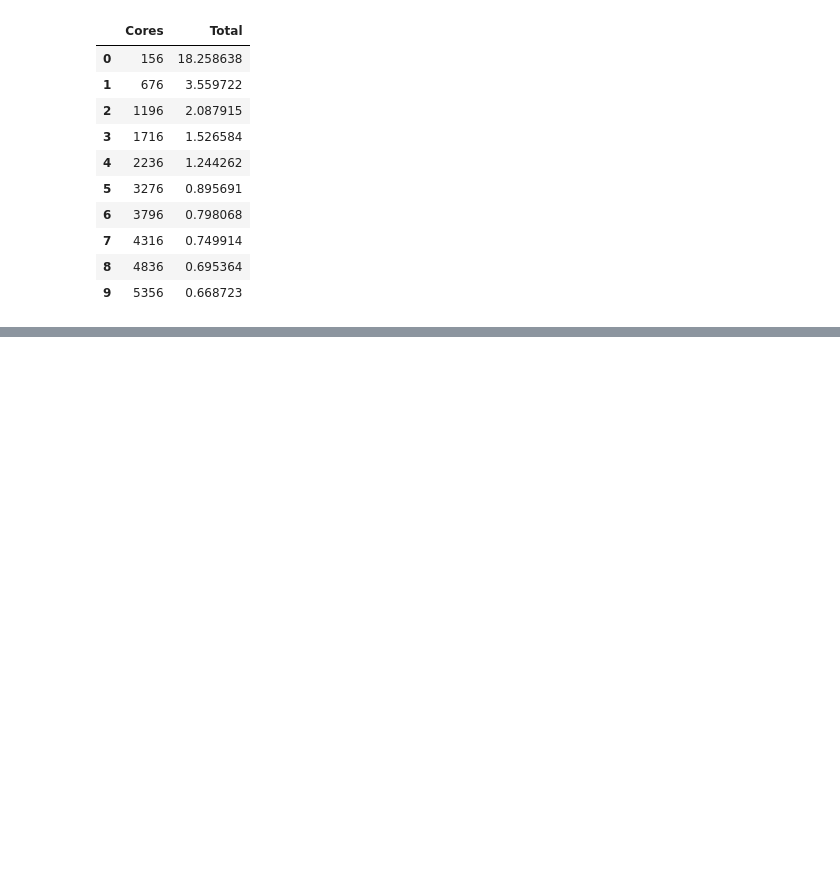
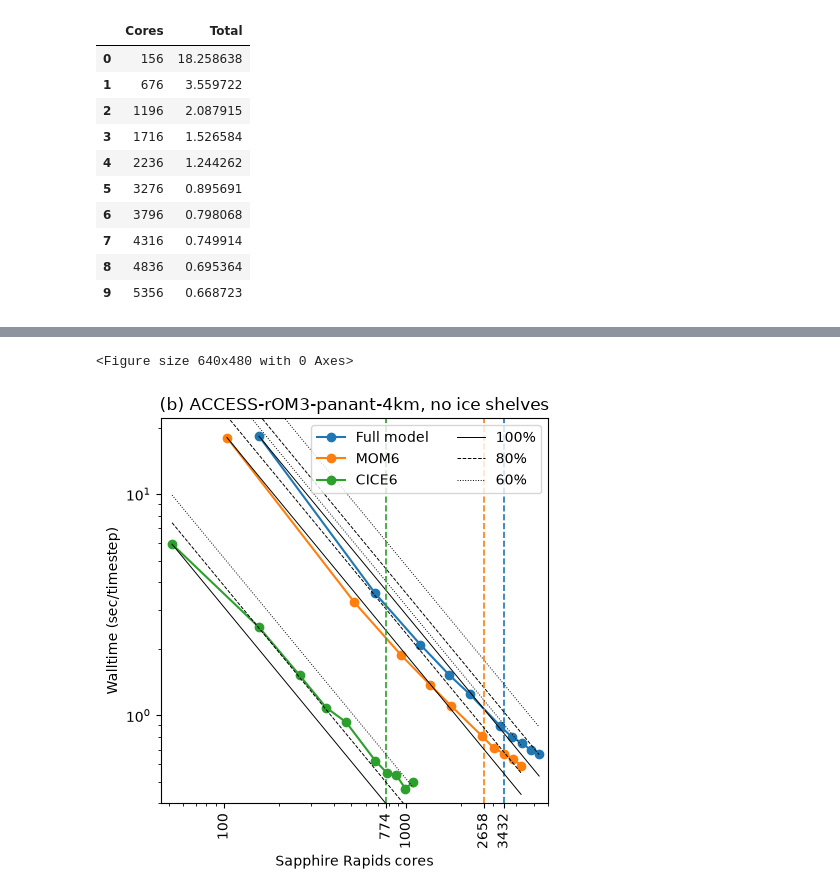
Before and after one commit to aekiss/NCMAS, a Jupyter notebook: Scaling.ipynb, the cells around one changed output, grey strips where cells are left out. Drawn from its saved outputs; the diff is of its cells as text; code cells hidden in the pictures; blank space fills up the shorter version.

```diff
--- a/Scaling.ipynb
+++ b/Scaling.ipynb
@@ -308,0 +316,52 @@ plt.savefig('scaling_ACCESS-rOM3-panant-4km.png', dpi=200, bbox_inches='tight')
+# %%
+plt.figure()
+# fig, ax = plt.subplots(figsize=(6, 7.5))
+fig, ax = plt.subplots(figsize=(5,5))
+
+# efficiencies = {100: '-', 90: '--', 80: ':', 60: '-.'}
+efficiencies = {100: '-', 80: '--', 60: ':'}
+d = pa_total.dropna()
+p = plt.loglog(d.set_index('Cores'),
+         marker='o', label='Full model')
+extraticks = list()
+extraticks.append(3432)
+plt.axvline(extraticks[-1], color=p[-1].get_color(),
+           linestyle='--', linewidth=1.2)
+for i, (eff, linestyle) in enumerate(efficiencies.items()):
+    plt.loglog(d.iloc[:,0],
+               d.iloc[0,1]*d.iloc[0,0]/(eff*d.iloc[:,0]/100),
+               color='k',#p[-1].get_color(),
+               linestyle=linestyle, linewidth=0.7,
+              )
+
+cols = {'MOM6': 2658, 'CICE6': 774} #, 'Coupler': 774}
+for n, v in cols.items():
+    d = pa_data.loc[:, ['Cores', n]].dropna()
+    p = plt.loglog(d.set_index(names[0]),
+             marker='o', label=n)
+    if n in ['MOM6', 'CICE6']:
+        plt.axvline(v, color=p[-1].get_color(),
+                   linestyle='--', linewidth=1.2)
+        extraticks.append(v)
+    for i, (eff, linestyle) in enumerate(efficiencies.items()):
+        plt.loglog(d.iloc[:,0],
+                   d.iloc[0,1]*d.iloc[0,0]/(eff*d.iloc[:,0]/100),
+                   color='k',#p[-1].get_color(),
+                   # color='C1' if n == 'MOM6' else 'C2',
+                   linestyle=linestyle, linewidth=0.7,
+                   label=None if n != 'CICE6' else f'{eff}%'
+                  )
+
+plt.legend(ncol=2)#, fontsize=9)
+plt.xticks(list(plt.xticks()[0]) + extraticks, rotation=90)
+plt.xlim([45, 6000])
+# plt.ylim([0.05, None])
+plt.ylim([0.4, 22])
+ax.set_xticklabels([repr(int(x)) for x in ax.get_xticks()])
+plt.xlabel('Sapphire Rapids cores')
+plt.ylabel('Walltime (sec/timestep)')
+plt.title('(b) ACCESS-rOM3-panant-4km, no ice shelves')
+plt.savefig('scaling_ACCESS-rOM3-panant-4km.png', dpi=200, bbox_inches='tight')
+# %% [output]
+<Figure size 640x480 with 0 Axes>
+[figure, added]
```
Also changed, not shown: parts of 5 cells of this notebook.
